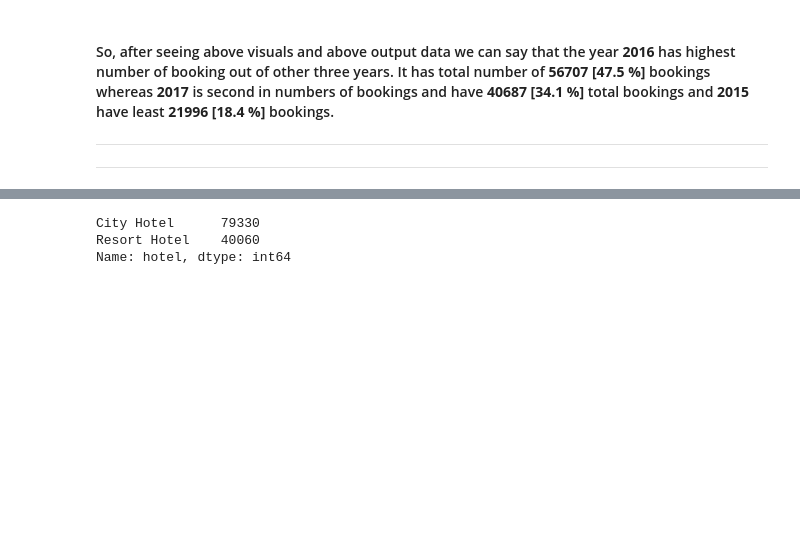
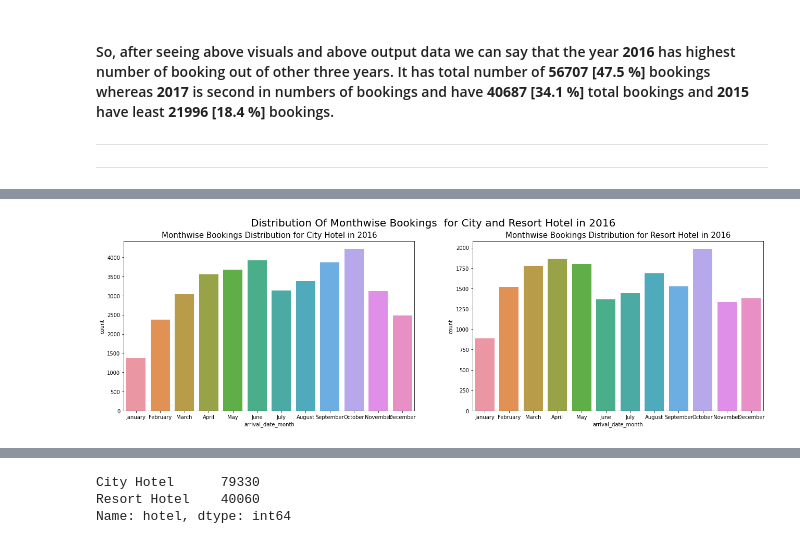
Before and after one commit to dev-PrabhatShukla/Capstone-Project--EDA-On-Hotel-Booking-Analysis, a Jupyter notebook: Hotel_Booking_Analysis_Capstone_Project.ipynb, the cells around one changed output, grey strips where cells are left out. Cells and saved outputs as stored; diff of their text form; code cells hidden in the pictures; blank space fills up the shorter version.

```diff
--- a/Hotel_Booking_Analysis_Capstone_Project.ipynb
+++ b/Hotel_Booking_Analysis_Capstone_Project.ipynb
@@ -379,0 +400,20 @@ pass
+# %%
+# Just because Bookings in 2016 Was Higher then other years so to check the distribution of booking on monthly basis
+# we will take only the year 2016 in consideration for both hotel and resort
+
+city_hotel_in_2016 = city_hotel[city_hotel['arrival_date_year']==2016]
+resort_hotel_in_2016 = resort_hotel[resort_hotel['arrival_date_year']==2016]
+
+fig, axes = plt.subplots(1, 2, figsize=(22, 6))
+fig.suptitle('Distribution Of Monthwise Bookings  for City and Resort Hotel in 2016', fontsize=20)
+
+# Monthwise Bookings Distribution for Resort Hotel in 2016
+sns.countplot(ax = axes[0], data = city_hotel_in_2016, x = "arrival_date_month")
+axes[0].set_title('Monthwise Bookings Distribution for City Hotel in 2016', fontsize=15)
+
+# Monthwise Bookings Distribution for Resort Hotel in 2016
+sns.countplot(ax = axes[1], data=resort_hotel_in_2016, x= "arrival_date_month" )
+axes[1].set_title('Monthwise Bookings Distribution for Resort Hotel in 2016', fontsize=15)
+plt.show()
+# %% [output]
+[figure, added]
```
Also changed, not shown: parts of 24 cells of this notebook.
